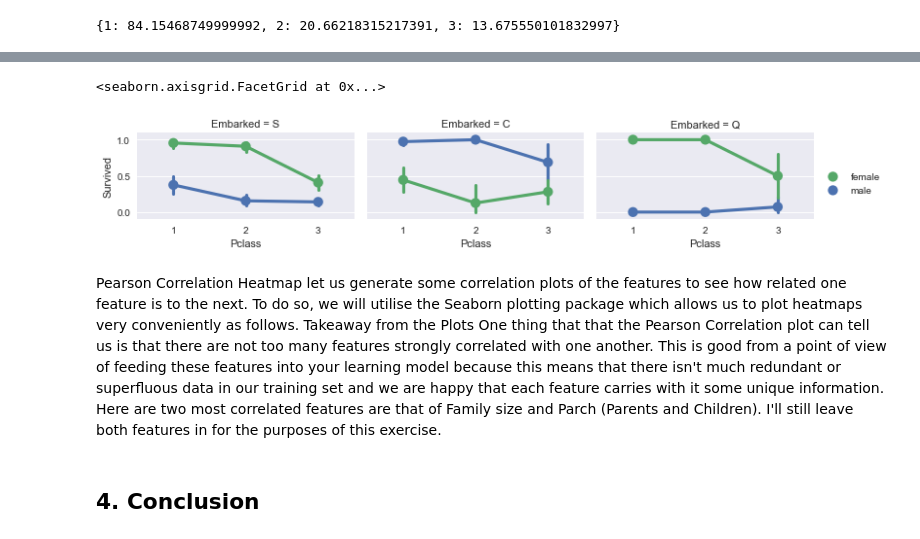
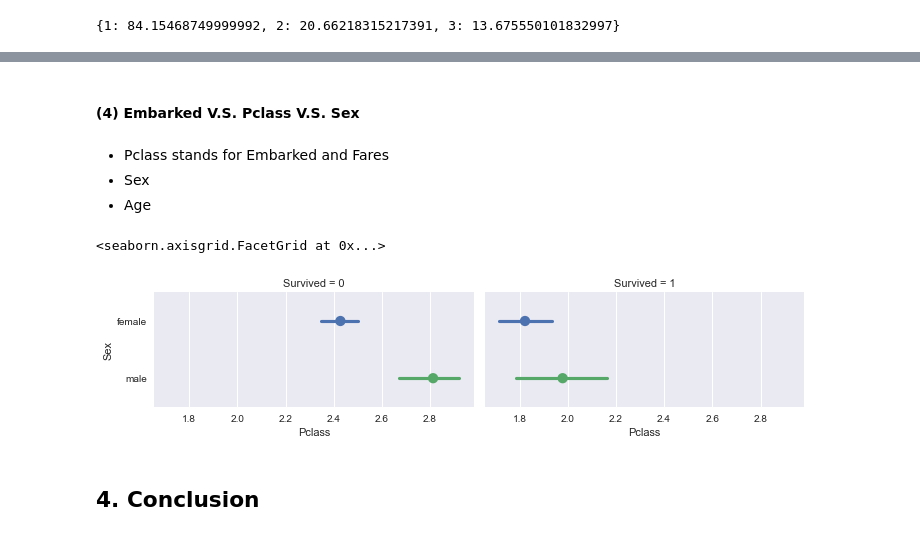
Before and after one commit to freena22/Data-Analysis-Projects, a Jupyter notebook: 01Kaggle_Titanic_Survival.ipynb, the cells around one changed output, grey strips where cells are left out. Drawn from its saved outputs; the diff is of its cells as text; code cells hidden in the pictures.

```diff
--- a/01Kaggle_Titanic_Survival.ipynb
+++ b/01Kaggle_Titanic_Survival.ipynb
@@ -410,15 +453,15 @@ S         27.079812
+# %% [markdown]
+#### (4) Embarked V.S. Pclass V.S. Sex
+# %% [markdown]
+- Pclass stands for Embarked and Fares
+- Sex
+- Age
 # %%
-# Embarked / Pclass / Sex
-grid = sns.FacetGrid(new_titanic, col='Embarked', size=2.2, aspect=1.6)
-grid.map(sns.pointplot, 'Pclass', 'Survived', 'Sex', palette='deep')
+grid = sns.FacetGrid(new_titanic, col='Survived', size=2.5, aspect=2)
+grid.map(sns.pointplot,'Pclass','Sex', palette='deep')
 grid.add_legend()
 # %% [output]
 <seaborn.axisgrid.FacetGrid at 0x...>
-[figure, old version]
+[figure, new version]
-# %% [markdown]
-Pearson Correlation Heatmap
-let us generate some correlation plots of the features to see how related one feature is to the next. To do so, we will utilise the Seaborn plotting package which allows us to plot heatmaps very conveniently as follows.
-Takeaway from the Plots
-One thing that that the Pearson Correlation plot can tell us is that there are not too many features strongly correlated with one another. This is good from a point of view of feeding these features into your learning model because this means that there isn't much redundant or superfluous data in our training set and we are happy that each feature carries with it some unique information. Here are two most correlated features are that of Family size and Parch (Parents and Children). I'll still leave both features in for the purposes of this exercise.
 # %% [markdown]
 ## 4. Conclusion
```
Also changed, not shown: parts of 14 cells of this notebook.
